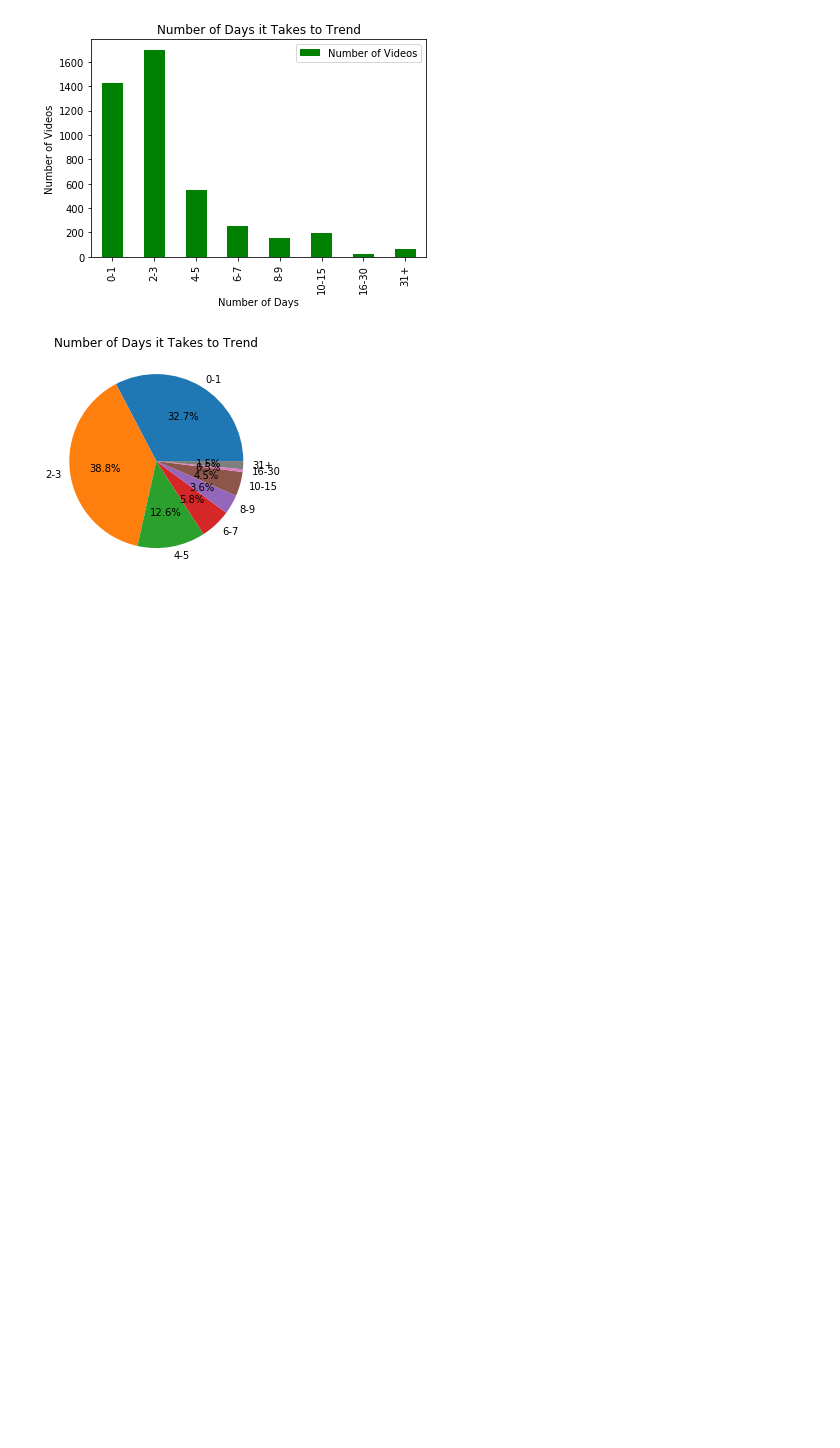
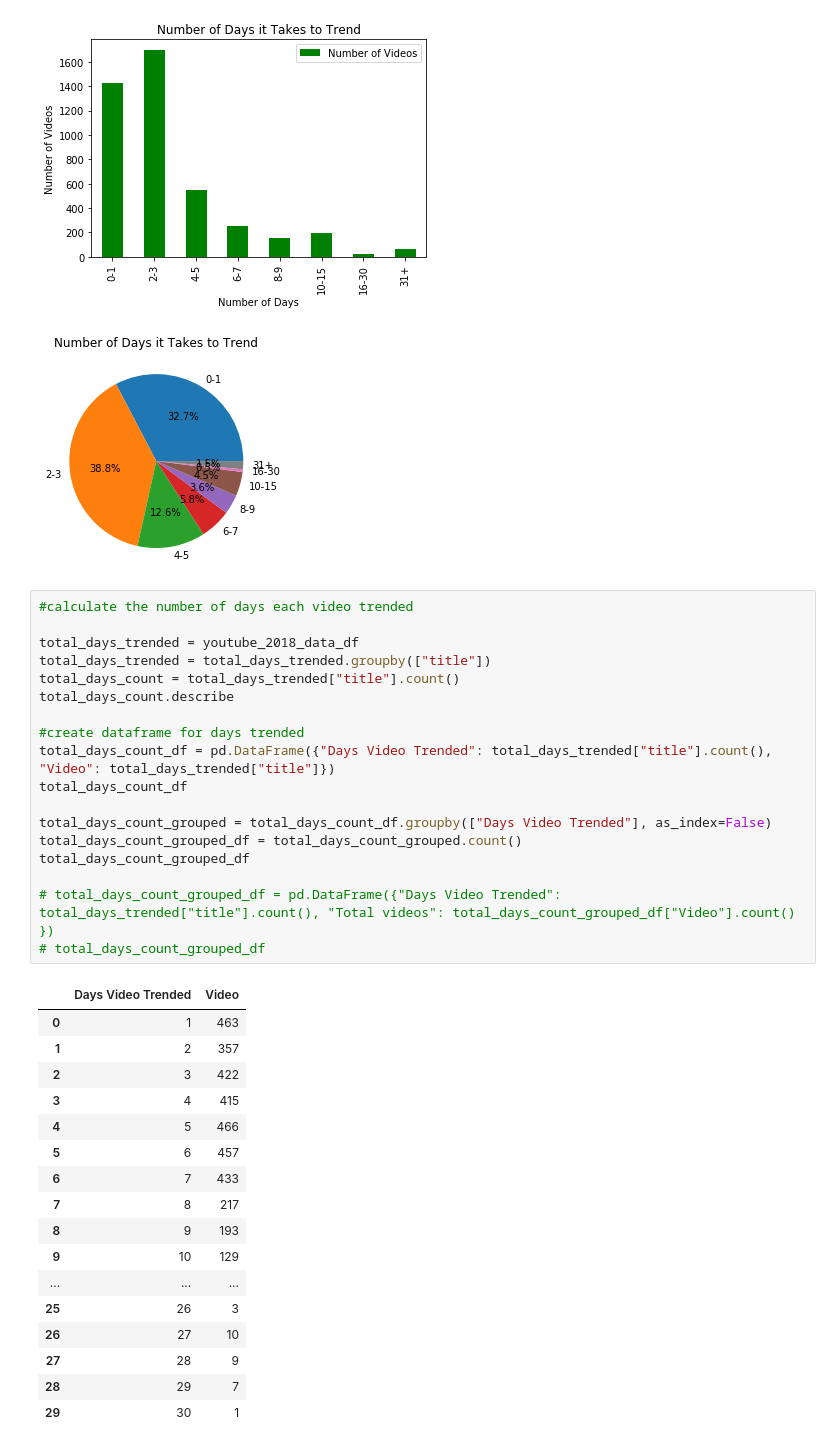
Before and after one commit to hannah8075/youtube-analysis, a Jupyter notebook: jeremy_0706/jeremy_days_to_trend.ipynb, the cells around one changed output. Cells and saved outputs as stored; diff of their text form; blank space fills up the shorter version.

```diff
--- a/jeremy_0706/jeremy_days_to_trend.ipynb
+++ b/jeremy_0706/jeremy_days_to_trend.ipynb
@@ -134,3 +134,39 @@ plt.show()
 # %% [output]
 [figure]
 [figure]
+# %%
+#calculate the number of days each video trended
+
+total_days_trended = youtube_2018_data_df
+total_days_trended = total_days_trended.groupby(["title"])
+total_days_count = total_days_trended["title"].count()
+total_days_count.describe
+
+#create dataframe for days trended
+total_days_count_df = pd.DataFrame({"Days Video Trended": total_days_trended["title"].count(), "Video": total_days_trended["title"]})
+total_days_count_df
+
+total_days_count_grouped = total_days_count_df.groupby(["Days Video Trended"], as_index=False)
+total_days_count_grouped_df = total_days_count_grouped.count()
+total_days_count_grouped_df
+
+# total_days_count_grouped_df = pd.DataFrame({"Days Video Trended": total_days_trended["title"].count(), "Total videos": total_days_count_grouped_df["Video"].count() })
+# total_days_count_grouped_df
+# %% [output]
+|  | Days Video Trended | Video |
+| 0 | 1 | 463 |
+| 1 | 2 | 357 |
+| 2 | 3 | 422 |
+| 3 | 4 | 415 |
+| 4 | 5 | 466 |
+| 5 | 6 | 457 |
+| 6 | 7 | 433 |
+| 7 | 8 | 217 |
+| 8 | 9 | 193 |
+| 9 | 10 | 129 |
+| ... | ... | ... |
+| 25 | 26 | 3 |
+| 26 | 27 | 10 |
+| 27 | 28 | 9 |
+| 28 | 29 | 7 |
+| 29 | 30 | 1 |
```
Also changed, not shown: parts of 1 cell of this notebook, 1 other file.
